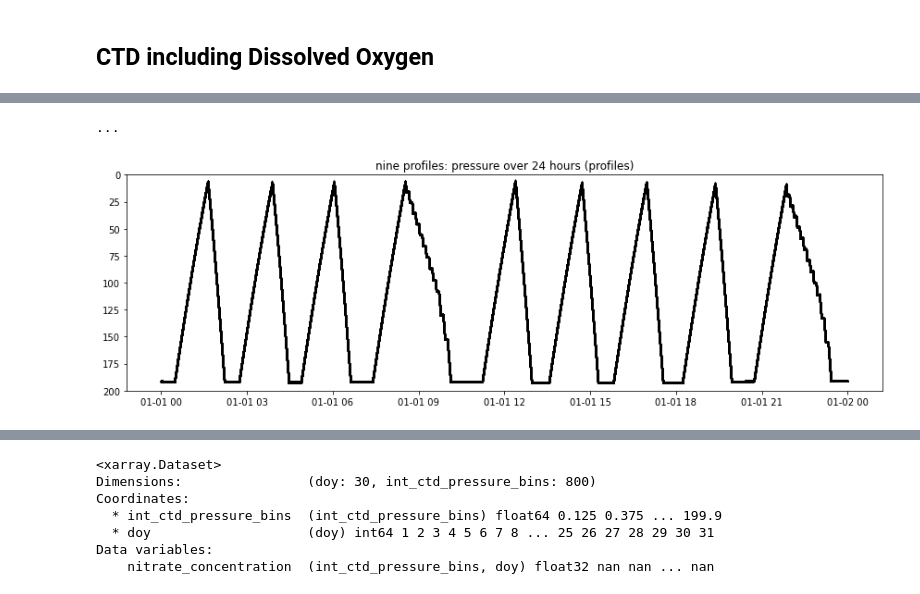
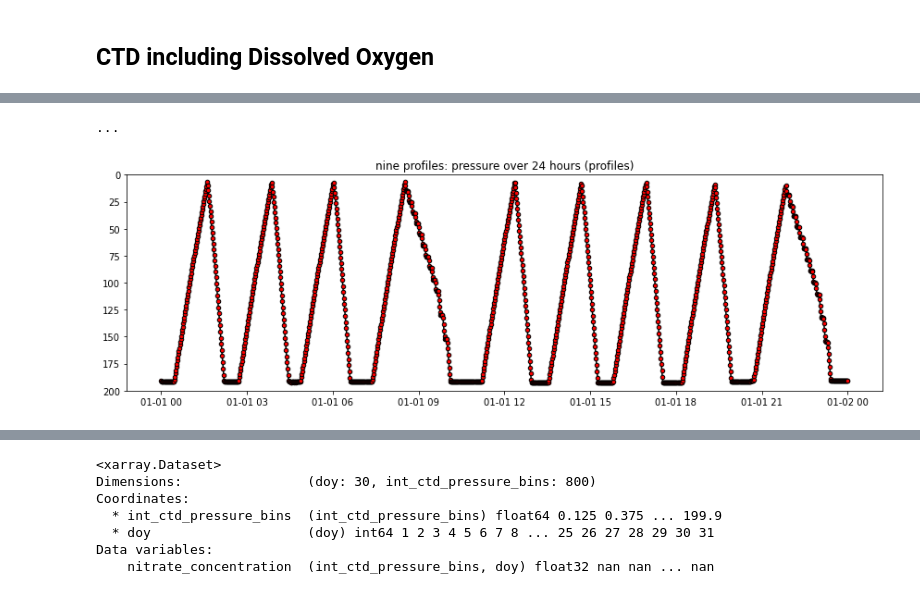
Before and after one commit to lsetiawan/ocean, a Jupyter notebook: Ocean 01 A Photic Zone CTD.ipynb, the cells around one changed output, grey strips where cells are left out. Drawn from its saved outputs; the diff is of its cells as text; code cells hidden in the pictures.

```diff
--- a/Ocean 01 A Photic Zone CTD.ipynb
+++ b/Ocean 01 A Photic Zone CTD.ipynb
@@ -232,0 +66,4 @@ Attributes:
+# %%
+osb_ctd_nc_file = "./data/rca/ctd/osb_ctd_jan2019_1min.nc"
+ds_CTD = xr.open_dataset(osb_ctd_nc_file)
+ds_CTD
@@ -233,12 +86,15 @@ Attributes:
 # %%
-ds_CTD_time_slice = ds_CTD.sel(time=slice(dt64('2019-01-01'), dt64('2019-01-02')))    # one day
+time0 = dt64('2019-01-01')
+time1 = dt64('2019-01-02')
+ds_CTD_time_slice = ds_CTD.sel(time=slice(time0, time1))    # one day
 fig, axs = plt.subplots(figsize=(12,4), tight_layout=True)
-axs.scatter(ds_CTD_time_slice.time, ds_CTD_time_slice.seawater_pressure, marker='^', s = 1., color='k')
+axs.plot(ds_CTD_time_slice.time, ds_CTD_time_slice.seawater_pressure, \
+            marker='.', markersize=9., color='k', markerfacecolor='r')
 axs.set(ylim = (200., 0.), title='nine profiles: pressure over 24 hours (profiles)')
 print('...')
 # %% [output]
 ...
-[figure, old version]
+[figure, new version]
 # %%
 # this is one approach to time bounding: Grab n days out of a longer dataset (n = 3 for example)
 # contrasting idea: See the nitrate section where profiles are staggered
```
Also changed, not shown: parts of 16 cells of this notebook, 5 other files.
